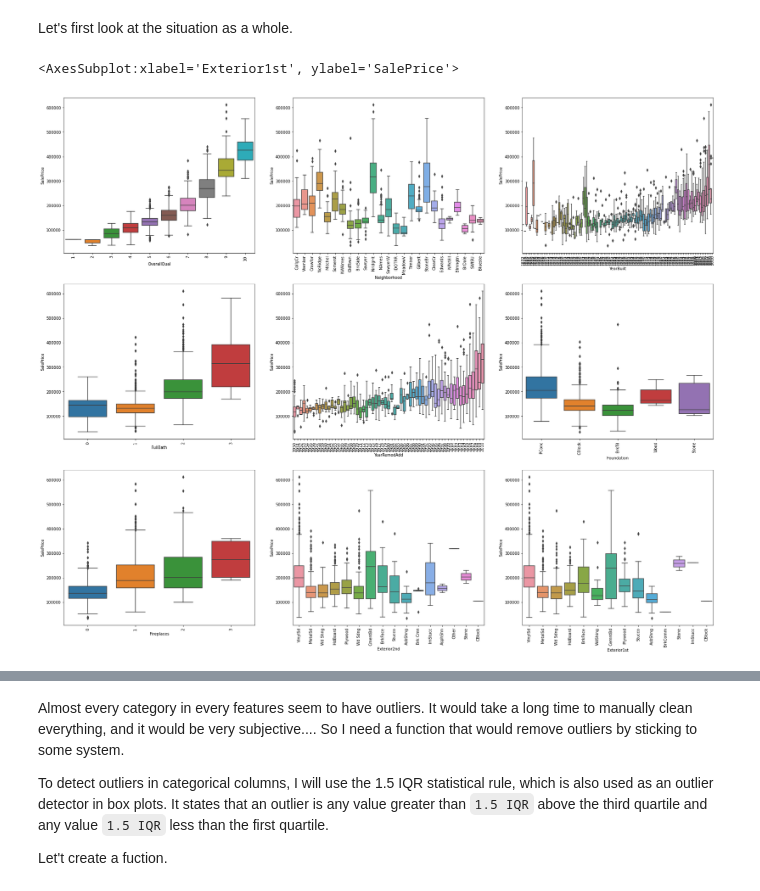
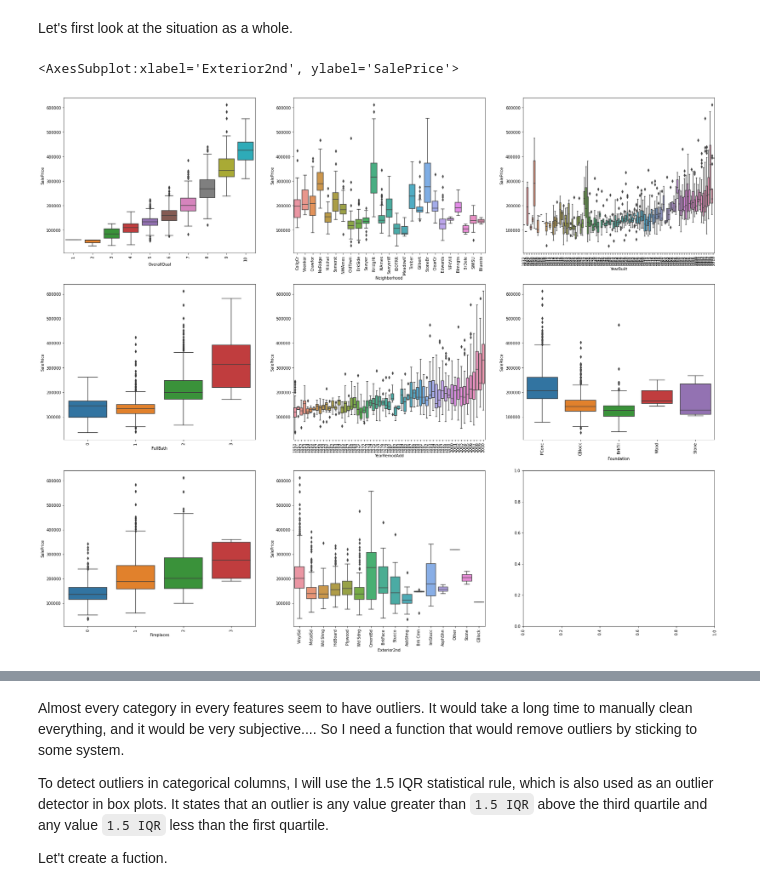
Before and after one commit to KorniiVlasenko/House-Price-Predictor-ML-Regression, a Jupyter notebook: Notebooks/Exploratory/ExplaratoryAnalysis.ipynb, the cells around one changed output, grey strips where cells are left out. Cells and saved outputs as stored; diff of their text form; code cells hidden in the pictures.

```diff
--- a/Notebooks/Exploratory/ExplaratoryAnalysis.ipynb
+++ b/Notebooks/Exploratory/ExplaratoryAnalysis.ipynb
@@ -654,23 +650,22 @@ Let's first look at the situation as a whole.
 # %%
 fig, axes = plt.subplots(3, 3, figsize=(30, 25))
 
 for ax in axes.flat:
     ax.tick_params(axis='x', labelrotation=90)
 
 sns.boxplot(x=X['OverallQual'], y=y, ax=axes[0, 0])
 sns.boxplot(x=X['Neighborhood'], y=y, ax=axes[0, 1])
 sns.boxplot(x=X['YearBuilt'], y=y, ax=axes[0, 2])
 
 sns.boxplot(x=X['FullBath'], y=y, ax=axes[1, 0])
 sns.boxplot(x=X['YearRemodAdd'], y=y, ax=axes[1, 1])
 sns.boxplot(x=X['Foundation'], y=y, ax=axes[1, 2])
 
 sns.boxplot(x=X['Fireplaces'], y=y, ax=axes[2, 0])
 sns.boxplot(x=X['Exterior2nd'], y=y, ax=axes[2, 1])
-sns.boxplot(x=X['Exterior1st'], y=y, ax=axes[2, 2])
 # %% [output]
-<AxesSubplot:xlabel='Exterior1st', ylabel='SalePrice'>
+<AxesSubplot:xlabel='Exterior2nd', ylabel='SalePrice'>
-[figure, old version]
+[figure, new version]
 # %%
 X.shape
 # %% [output]
```
Also changed, not shown: parts of 18 cells of this notebook, 8 other files.
